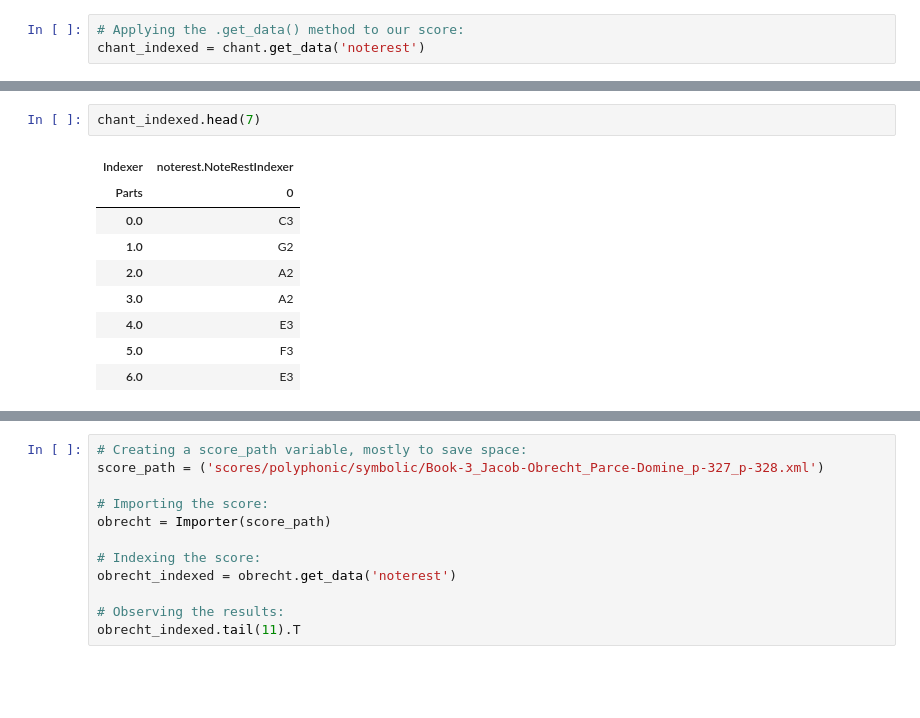
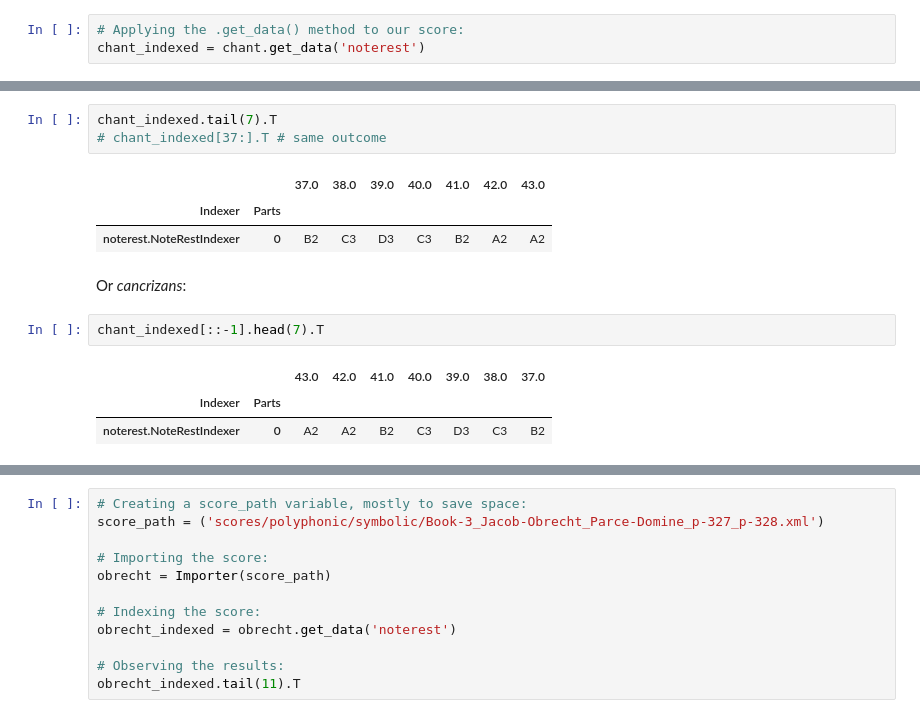
Before and after one commit to ELVIS-Project/VIS-Workshop-Materials, a Jupyter notebook: notebooks/1_Getting_Started_with_VIS.ipynb, the cells around one changed output, grey strips where cells are left out. Drawn from its saved outputs; the diff is of its cells as text; blank space fills up the shorter version.

```diff
--- a/notebooks/1_Getting_Started_with_VIS.ipynb
+++ b/notebooks/1_Getting_Started_with_VIS.ipynb
@@ -89,12 +122,15 @@ Let's inspect what the beginning of the DataFrame displays (or the first items o
+# %%
+chant_indexed.tail(7).T
+# chant_indexed[37:].T # same outcome
+# %% [output]
+|  |  | 37.0 | 38.0 | 39.0 | 40.0 | 41.0 | 42.0 | 43.0 |
+| Indexer | Parts |  |  |  |  |  |  |  |
+| noterest.NoteRestIndexer | 0 | B2 | C3 | D3 | C3 | B2 | A2 | A2 |
+# %% [markdown]
+Or _cancrizans_:
 # %%
-chant_indexed.head(7)
+chant_indexed[::-1].head(7).T
 # %% [output]
-| Indexer | noterest.NoteRestIndexer |
-| Parts | 0 |
-| 0.0 | C3 |
-| 1.0 | G2 |
-| 2.0 | A2 |
-| 3.0 | A2 |
-| 4.0 | E3 |
-| 5.0 | F3 |
-| 6.0 | E3 |
+|  |  | 43.0 | 42.0 | 41.0 | 40.0 | 39.0 | 38.0 | 37.0 |
+| Indexer | Parts |  |  |  |  |  |  |  |
+| noterest.NoteRestIndexer | 0 | A2 | A2 | B2 | C3 | D3 | C3 | B2 |
```
Also changed, not shown: parts of 18 cells of this notebook, 3 other files.
